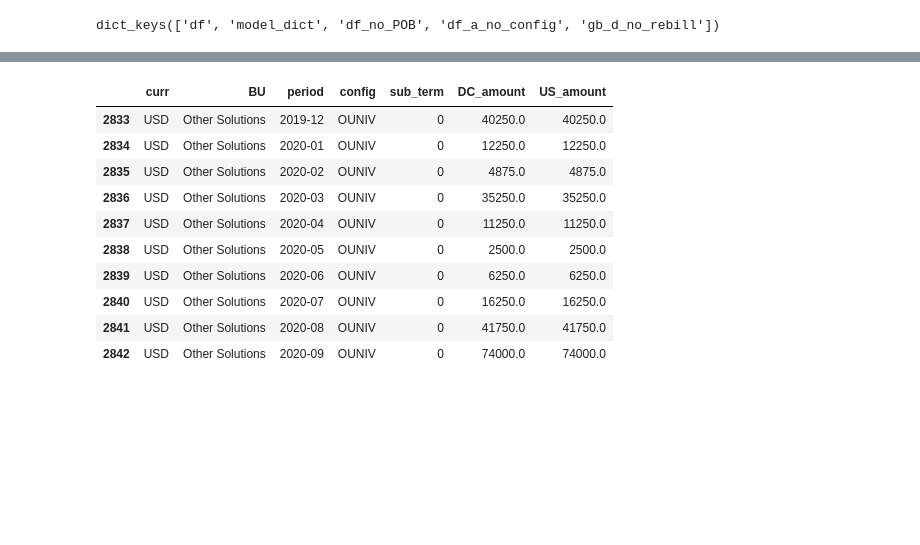
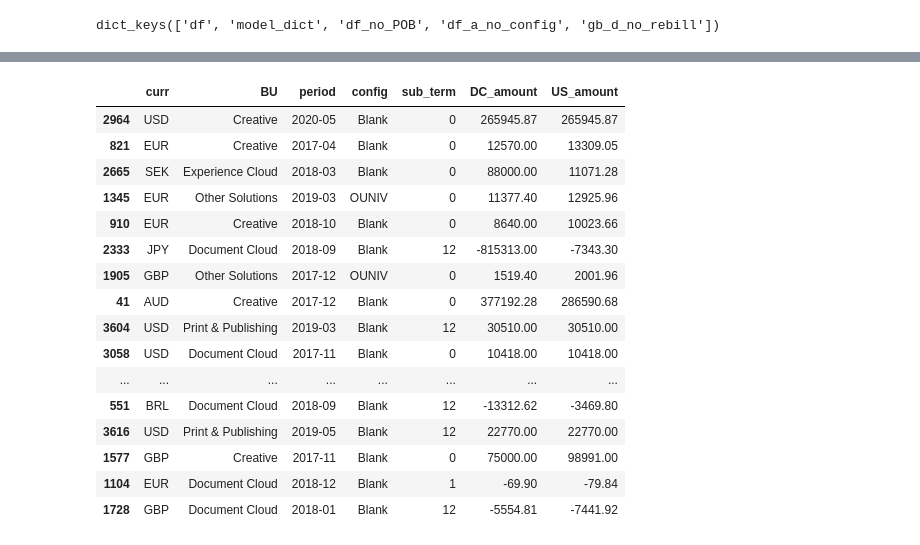
Before and after one commit to davidjsmith44/Deferred_Revenue_Forecast, a Jupyter notebook: notebooks/testing_intermediate_out.ipynb, the cells around one changed output, grey strips where cells are left out. Saved outputs shown, nothing was run; the diff lists cells and outputs as text; code cells hidden in the pictures; blank space fills up the shorter version.

```diff
--- a/notebooks/testing_intermediate_out.ipynb
+++ b/notebooks/testing_intermediate_out.ipynb
@@ -40,17 +40,23 @@ len(df_a_no_config)
-# %%
-df_a_no_config.tail(10)
-# %% [output]
-|  | curr | BU | period | config | sub_term | DC_amount | US_amount |
-| 2833 | USD | Other Solutions | 2019-12 | OUNIV | 0 | 40250.0 | 40250.0 |
-| 2834 | USD | Other Solutions | 2020-01 | OUNIV | 0 | 12250.0 | 12250.0 |
-| 2835 | USD | Other Solutions | 2020-02 | OUNIV | 0 | 4875.0 | 4875.0 |
-| 2836 | USD | Other Solutions | 2020-03 | OUNIV | 0 | 35250.0 | 35250.0 |
-| 2837 | USD | Other Solutions | 2020-04 | OUNIV | 0 | 11250.0 | 11250.0 |
-| 2838 | USD | Other Solutions | 2020-05 | OUNIV | 0 | 2500.0 | 2500.0 |
-| 2839 | USD | Other Solutions | 2020-06 | OUNIV | 0 | 6250.0 | 6250.0 |
-| 2840 | USD | Other Solutions | 2020-07 | OUNIV | 0 | 16250.0 | 16250.0 |
-| 2841 | USD | Other Solutions | 2020-08 | OUNIV | 0 | 41750.0 | 41750.0 |
-| 2842 | USD | Other Solutions | 2020-09 | OUNIV | 0 | 74000.0 | 74000.0 |
+# %%
+df_a_no_config.sample(30)
+# %% [output]
+|  | curr | BU | period | config | sub_term | DC_amount | US_amount |
+| 2964 | USD | Creative | 2020-05 | Blank | 0 | 265945.87 | 265945.87 |
+| 821 | EUR | Creative | 2017-04 | Blank | 0 | 12570.00 | 13309.05 |
+| 2665 | SEK | Experience Cloud | 2018-03 | Blank | 0 | 88000.00 | 11071.28 |
+| 1345 | EUR | Other Solutions | 2019-03 | OUNIV | 0 | 11377.40 | 12925.96 |
+| 910 | EUR | Creative | 2018-10 | Blank | 0 | 8640.00 | 10023.66 |
+| 2333 | JPY | Document Cloud | 2018-09 | Blank | 12 | -815313.00 | -7343.30 |
+| 1905 | GBP | Other Solutions | 2017-12 | OUNIV | 0 | 1519.40 | 2001.96 |
+| 41 | AUD | Creative | 2017-12 | Blank | 0 | 377192.28 | 286590.68 |
+| 3604 | USD | Print & Publishing | 2019-03 | Blank | 12 | 30510.00 | 30510.00 |
+| 3058 | USD | Document Cloud | 2017-11 | Blank | 0 | 10418.00 | 10418.00 |
+| ... | ... | ... | ... | ... | ... | ... | ... |
+| 551 | BRL | Document Cloud | 2018-09 | Blank | 12 | -13312.62 | -3469.80 |
+| 3616 | USD | Print & Publishing | 2019-05 | Blank | 12 | 22770.00 | 22770.00 |
+| 1577 | GBP | Creative | 2017-11 | Blank | 0 | 75000.00 | 98991.00 |
+| 1104 | EUR | Document Cloud | 2018-12 | Blank | 1 | -69.90 | -79.84 |
+| 1728 | GBP | Document Cloud | 2018-01 | Blank | 12 | -5554.81 | -7441.92 |
 # %%
 df_a_no_config['US_amount'].sum()
 # %% [output]
```
Also changed, not shown: parts of 26 cells of this notebook, 4 other files.
